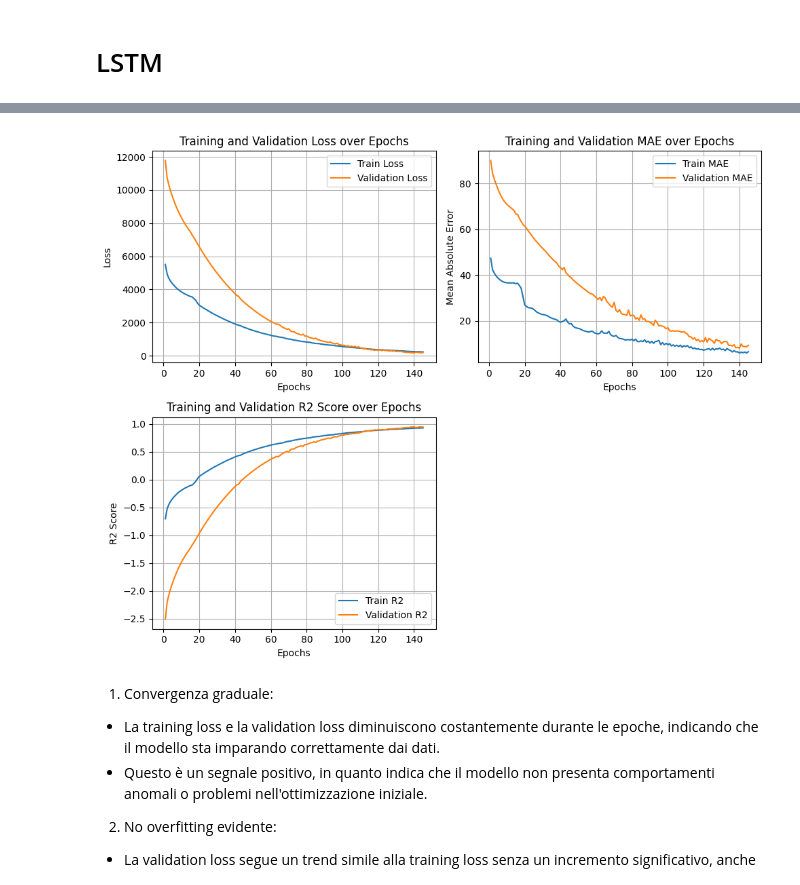
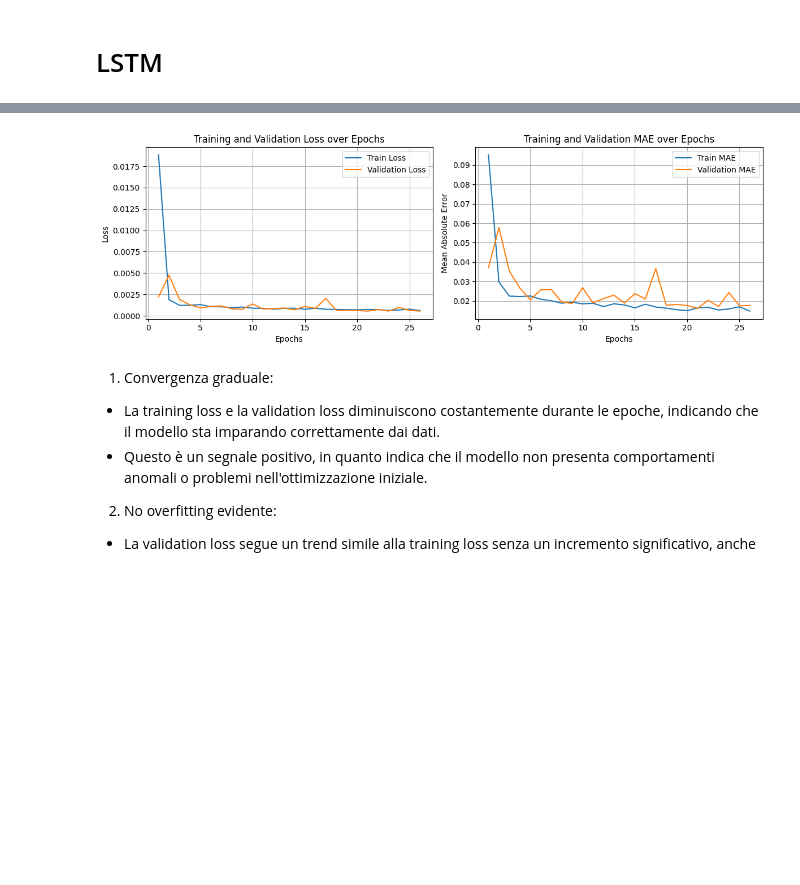
Before and after one commit to MicheleGiambelli/Deep-Learning-Project, a Jupyter notebook: Crypto_guru.ipynb, the cells around one changed output, grey strips where cells are left out. Cells and saved outputs as stored; diff of their text form; code cells hidden in the pictures; blank space fills up the shorter version.

```diff
--- a/Crypto_guru.ipynb
+++ b/Crypto_guru.ipynb
@@ -370,7 +404,4 @@ early_stop = False
 # %%
-import matplotlib.pyplot as plt
-from sklearn.metrics import mean_absolute_error, mean_squared_error, r2_score
-
 # Liste per salvare le metriche
 train_losses = []
 val_losses = []
@@ -381,9 +412,11 @@ val_r2 = []
 epochs = []
 
 model.train()
+
 for epoch in range(num_epochs):
     if early_stop:
-        print(f"Early stopping at epoch {epoch}")
+        print(f"Early stopping at epoch {epoch}. Best epoch: {best_epoch} with best val loss {best_loss}")
+        model.load_state_dict(best_model_state)
         break
 
     model.train()
@@ -440,15 +473,16 @@ for epoch in range(num_epochs):
     epochs.append(epoch + 1)  # Salva l'epoca corrente
 
     # Stampa della loss e delle metriche ogni 10 epoche
-    if (epoch + 1) % 10 == 0:
+    if (epoch + 1) % 1 == 0:
         print(f"Epoch [{epoch+1}/{num_epochs}], Train Loss: {train_loss:.4f}, Val Loss: {val_loss:.4f}, "
-              # f"Train MAE: {train_mae[-1]:.4f}, Val MAE: {val_mae[-1]:.4f}, "
-              f"Train R2: {train_r2[-1]:.4f}, Val R2: {val_r2[-1]:.4f}")
+              f"Train MAE: {train_mae[-1]:.4f}, Val MAE: {val_mae[-1]:.4f},")
 
     # Early stopping check
     if val_loss < best_loss:
         best_loss = val_loss
         epochs_no_improve = 0
+        best_model_state = model.state_dict()
+        best_epoch = epoch + 1
     else:
         epochs_no_improve += 1
 
@@ -473,41 +509,29 @@ Early stopping at epoch 145
 # %%
 # Visualizzazione delle metriche
-fig, axs = plt.subplots(2, 2, figsize=(10, 8))
+fig, axs = plt.subplots(1, 2, figsize=(12, 4))
 
 # Loss plot
-axs[0, 0].plot(epochs, train_losses, label='Train Loss')
-axs[0, 0].plot(epochs, val_losses, label='Validation Loss')
-axs[0, 0].set_xlabel('Epochs')
-axs[0, 0].set_ylabel('Loss')
-axs[0, 0].set_title('Training and Validation Loss over Epochs')
-axs[0, 0].legend()
-axs[0, 0].grid()
+axs[0].plot(epochs, train_losses, label='Train Loss')
+axs[0].plot(epochs, val_losses, label='Validation Loss')
+axs[0].set_xlabel('Epochs')
+axs[0].set_ylabel('Loss')
+axs[0].set_title('Training and Validation Loss over Epochs')
+axs[0].legend()
+axs[0].grid()
 
 # MAE plot
-axs[0, 1].plot(epochs, train_mae, label='Train MAE')
-axs[0, 1].plot(epochs, val_mae, label='Validation MAE')
-axs[0, 1].set_xlabel('Epochs')
-axs[0, 1].set_ylabel('Mean Absolute Error')
-axs[0, 1].set_title('Training and Validation MAE over Epochs')
-axs[0, 1].legend()
-axs[0, 1].grid()
-
-# R2 plot
-axs[1, 0].plot(epochs, train_r2, label='Train R2')
-axs[1, 0].plot(epochs, val_r2, label='Validation R2')
-axs[1, 0].set_xlabel('Epochs')
-axs[1, 0].set_ylabel('R2 Score')
-axs[1, 0].set_title('Training and Validation R2 Score over Epochs')
-axs[1, 0].legend()
-axs[1, 0].grid()
-
-# Rimuove subplot vuoto
-fig.delaxes(axs[1, 1])
+axs[1].plot(epochs, train_mae, label='Train MAE')
+axs[1].plot(epochs, val_mae, label='Validation MAE')
+axs[1].set_xlabel('Epochs')
+axs[1].set_ylabel('Mean Absolute Error')
+axs[1].set_title('Training and Validation MAE over Epochs')
+axs[1].legend()
+axs[1].grid()
 
 plt.tight_layout()
 plt.show()
 # %% [output]
-[figure, old version]
+[figure, new version]
 # %% [markdown]
 1. Convergenza graduale:
 - La training loss e la validation loss diminuiscono costantemente durante le epoche, indicando che il modello sta imparando correttamente dai dati.
```
Also changed, not shown: parts of 23 cells of this notebook.
